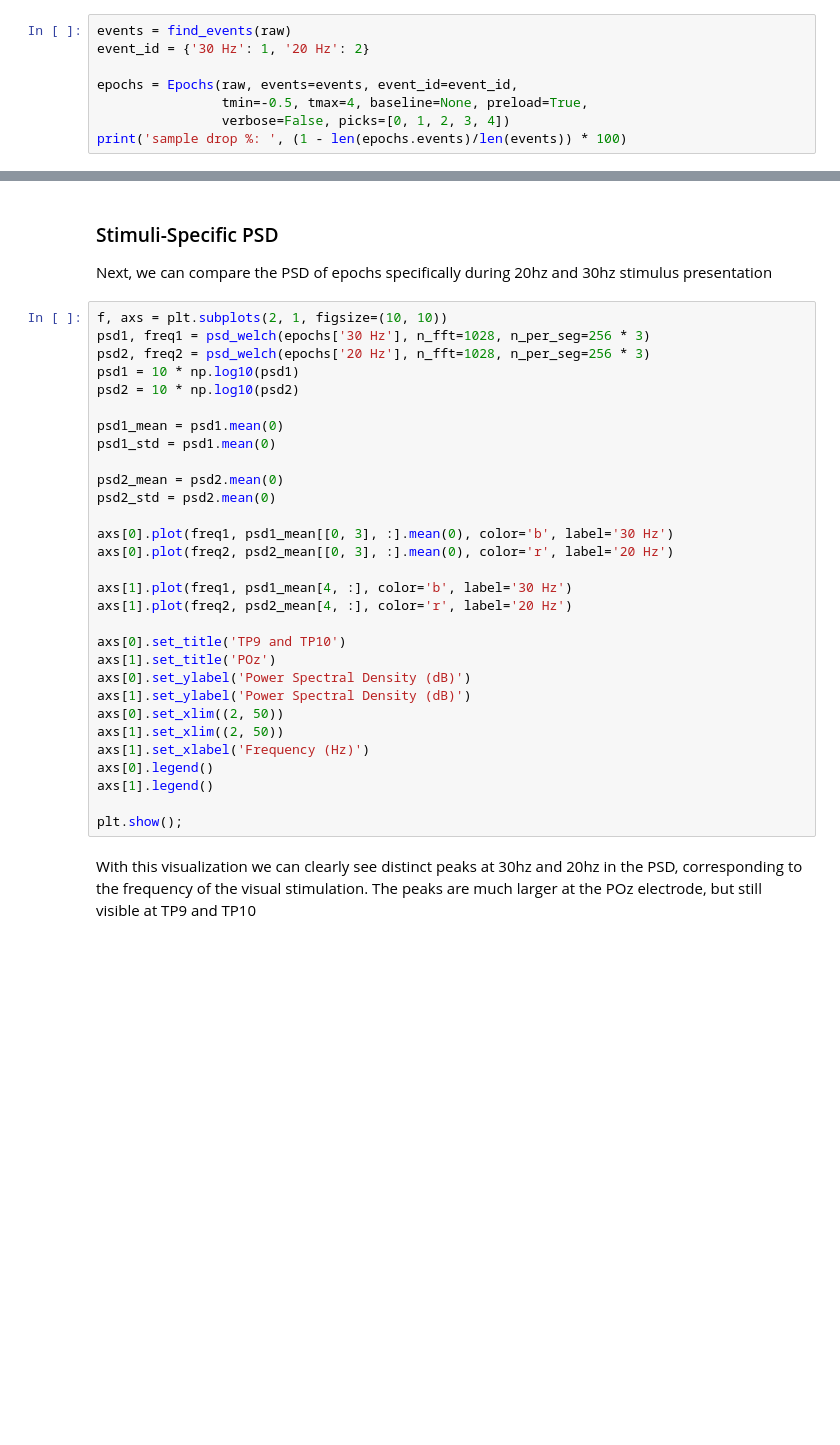
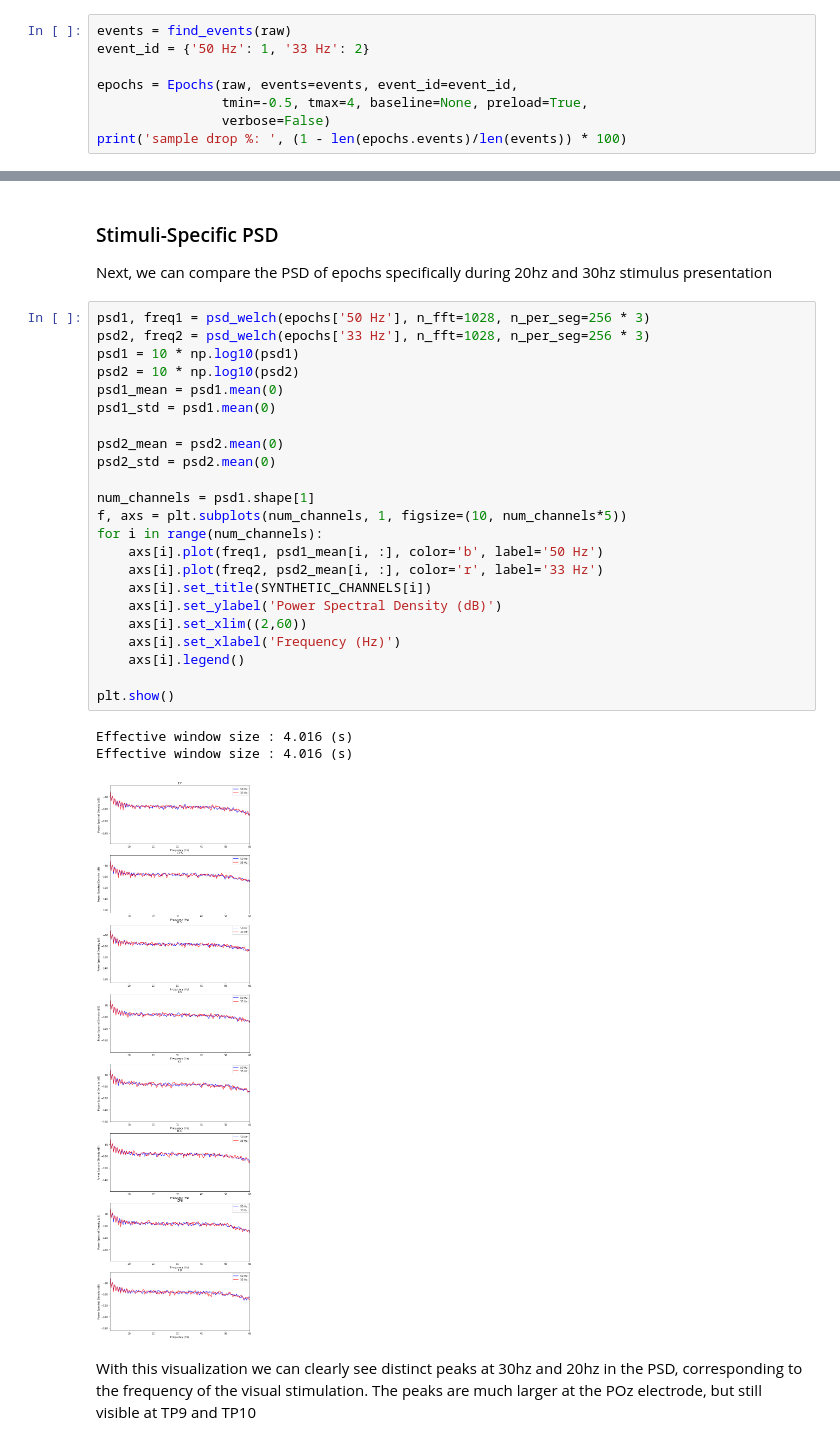
Before and after one commit to JadinTredup/brainflow-notebooks, a Jupyter notebook: SSVEP.ipynb, the cells around one changed output, grey strips where cells are left out. Cells and saved outputs as stored; diff of their text form; blank space fills up the shorter version.

```diff
--- a/SSVEP.ipynb
+++ b/SSVEP.ipynb
@@ -94,9 +122,9 @@ Next, we will chunk (epoch) the data into segments representing the data 100ms b
 *Note: we will not reject epochs here because the amplitude of the SSVEP at POz is so large it is difficult to separate from eye blinks*
 # %%
 events = find_events(raw)
-event_id = {'30 Hz': 1, '20 Hz': 2}
+event_id = {'50 Hz': 1, '33 Hz': 2}
 
 epochs = Epochs(raw, events=events, event_id=event_id,
                 tmin=-0.5, tmax=4, baseline=None, preload=True,
-                verbose=False, picks=[0, 1, 2, 3, 4])
+                verbose=False)
 print('sample drop %: ', (1 - len(epochs.events)/len(events)) * 100)
@@ -105,35 +137,32 @@ print('sample drop %: ', (1 - len(epochs.events)/len(events)) * 100)
 
 Next, we can compare the PSD of epochs specifically during 20hz and 30hz stimulus presentation
 # %%
-f, axs = plt.subplots(2, 1, figsize=(10, 10))
-psd1, freq1 = psd_welch(epochs['30 Hz'], n_fft=1028, n_per_seg=256 * 3)
-psd2, freq2 = psd_welch(epochs['20 Hz'], n_fft=1028, n_per_seg=256 * 3)
+psd1, freq1 = psd_welch(epochs['50 Hz'], n_fft=1028, n_per_seg=256 * 3)
+psd2, freq2 = psd_welch(epochs['33 Hz'], n_fft=1028, n_per_seg=256 * 3)
 psd1 = 10 * np.log10(psd1)
 psd2 = 10 * np.log10(psd2)
-
 psd1_mean = psd1.mean(0)
 psd1_std = psd1.mean(0)
 
 psd2_mean = psd2.mean(0)
 psd2_std = psd2.mean(0)
 
-axs[0].plot(freq1, psd1_mean[[0, 3], :].mean(0), color='b', label='30 Hz')
-axs[0].plot(freq2, psd2_mean[[0, 3], :].mean(0), color='r', label='20 Hz')
+num_channels = psd1.shape[1]
+f, axs = plt.subplots(num_channels, 1, figsize=(10, num_channels*5))
+for i in range(num_channels):
+    axs[i].plot(freq1, psd1_mean[i, :], color='b', label='50 Hz')
+    axs[i].plot(freq2, psd2_mean[i, :], color='r', label='33 Hz')
+    axs[i].set_title(SYNTHETIC_CHANNELS[i])
+    axs[i].set_ylabel('Power Spectral Density (dB)')
+    axs[i].set_xlim((2,60))
+    axs[i].set_xlabel('Frequency (Hz)')
+    axs[i].legend()
 
-axs[1].plot(freq1, psd1_mean[4, :], color='b', label='30 Hz')
-axs[1].plot(freq2, psd2_mean[4, :], color='r', label='20 Hz')
-
-axs[0].set_title('TP9 and TP10')
-axs[1].set_title('POz')
-axs[0].set_ylabel('Power Spectral Density (dB)')
-axs[1].set_ylabel('Power Spectral Density (dB)')
-axs[0].set_xlim((2, 50))
-axs[1].set_xlim((2, 50))
-axs[1].set_xlabel('Frequency (Hz)')
-axs[0].legend()
-axs[1].legend()
-
-plt.show();
+plt.show()
+# %% [output]
+Effective window size : 4.016 (s)
+Effective window size : 4.016 (s)
+[figure, added]
 # %% [markdown]
 With this visualization we can clearly see distinct peaks at 30hz and 20hz in the PSD, corresponding to the frequency of the visual stimulation. The peaks are much larger at the POz electrode, but still visible at TP9 and TP10
 # %% [markdown]
```
Also changed, not shown: parts of 10 cells of this notebook, 4 other files.
